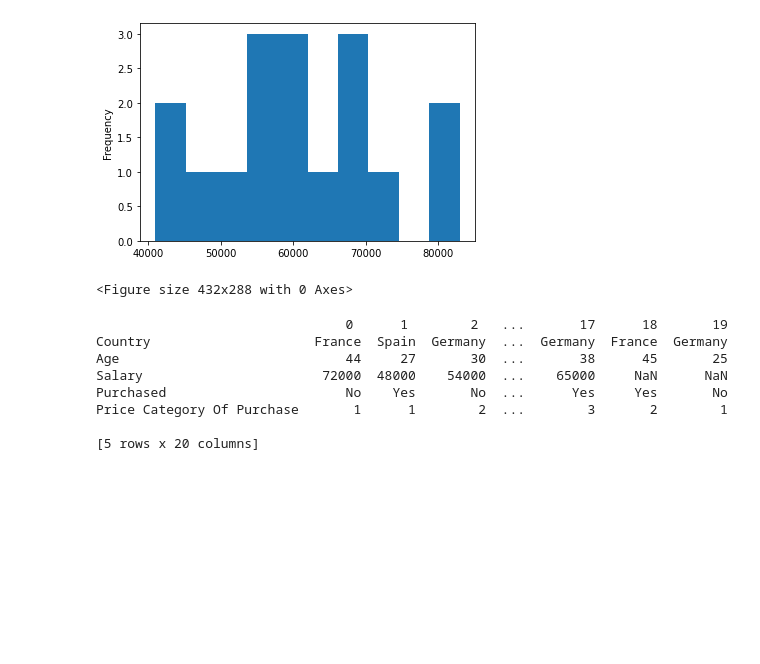
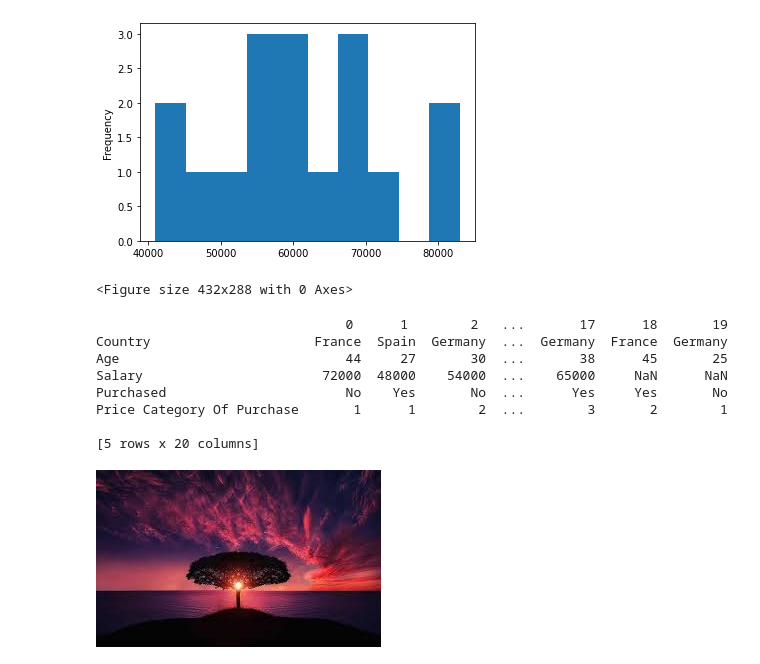
Before and after one commit to IIAnirudhII/AI-and-ML, a Jupyter notebook: Lab1.ipynb, the cells around one changed output. Cells and saved outputs as stored; diff of their text form; code cells hidden in the pictures; blank space fills up the shorter version.

```diff
--- a/Lab1.ipynb
+++ b/Lab1.ipynb
@@ -101,3 +101,12 @@ Purchased                       No    Yes       No  ...      Yes     Yes       N
 Price Category Of Purchase       1      1        2  ...        3       2        1
 
 [5 rows x 20 columns]
+# %%
+import cv2
+from google.colab.patches import cv2_imshow
+img_read="index.jpg"
+img=cv2.imread(img_read)
+#img = cv2.cvtColor(img, cv2.COLOR_BGR2GRAY)
+cv2_imshow(img)
+# %% [output]
+[figure, added]
```
Also changed, not shown: parts of 1 cell of this notebook.
